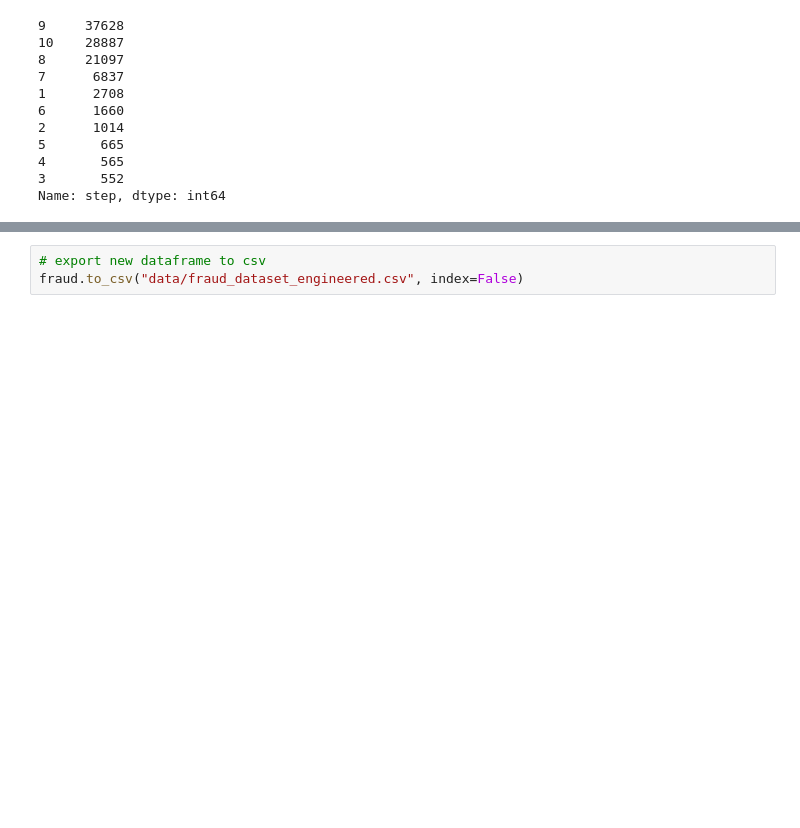
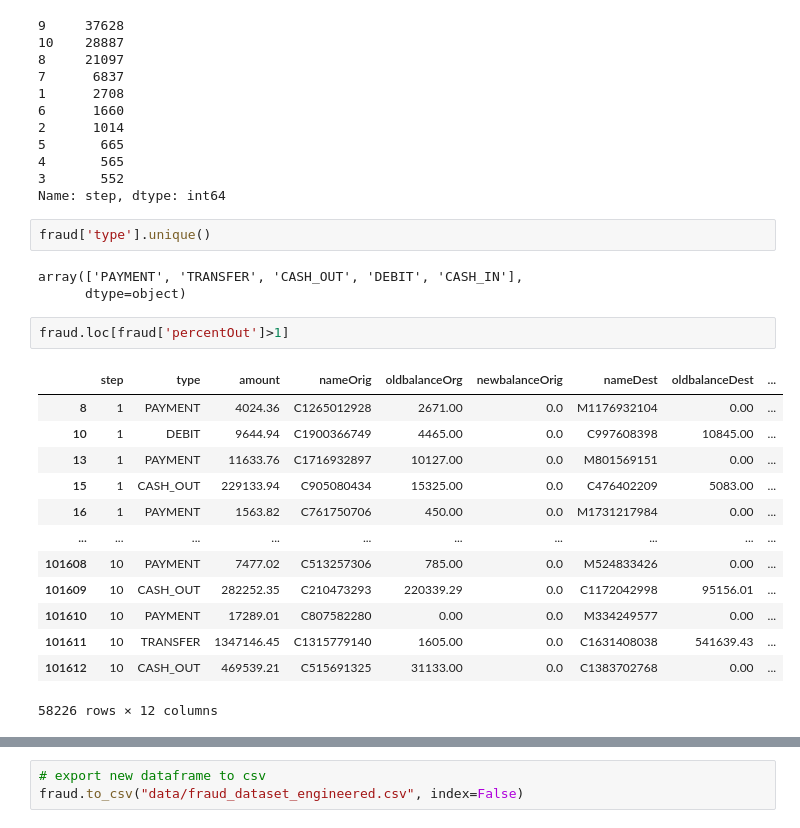
Before and after one commit to Sammybams/Payment-Fraud-Detection-Azure-AutoML, a Jupyter notebook: experimentation/Online-Payment-Fraud.ipynb, the cells around one changed output, grey strips where cells are left out. Cells and saved outputs as stored; diff of their text form; blank space fills up the shorter version.

```diff
--- a/experimentation/Online-Payment-Fraud.ipynb
+++ b/experimentation/Online-Payment-Fraud.ipynb
@@ -58,3 +57,24 @@ fraud['step'].value_counts()
 4       565
 3       552
 Name: step, dtype: int64
+# %%
+fraud['type'].unique()
+# %% [output]
+array(['PAYMENT', 'TRANSFER', 'CASH_OUT', 'DEBIT', 'CASH_IN'],
+      dtype=object)
+# %%
+fraud.loc[fraud['percentOut']>1]
+# %% [output]
+|  | step | type | amount | nameOrig | oldbalanceOrg | newbalanceOrig | nameDest | oldbalanceDest | ... |
+| 8 | 1 | PAYMENT | 4024.36 | C1265012928 | 2671.00 | 0.0 | M1176932104 | 0.00 | ... |
+| 10 | 1 | DEBIT | 9644.94 | C1900366749 | 4465.00 | 0.0 | C997608398 | 10845.00 | ... |
+| 13 | 1 | PAYMENT | 11633.76 | C1716932897 | 10127.00 | 0.0 | M801569151 | 0.00 | ... |
+| 15 | 1 | CASH_OUT | 229133.94 | C905080434 | 15325.00 | 0.0 | C476402209 | 5083.00 | ... |
+| 16 | 1 | PAYMENT | 1563.82 | C761750706 | 450.00 | 0.0 | M1731217984 | 0.00 | ... |
+| ... | ... | ... | ... | ... | ... | ... | ... | ... | ... |
+| 101608 | 10 | PAYMENT | 7477.02 | C513257306 | 785.00 | 0.0 | M524833426 | 0.00 | ... |
+| 101609 | 10 | CASH_OUT | 282252.35 | C210473293 | 220339.29 | 0.0 | C1172042998 | 95156.01 | ... |
+| 101610 | 10 | PAYMENT | 17289.01 | C807582280 | 0.00 | 0.0 | M334249577 | 0.00 | ... |
+| 101611 | 10 | TRANSFER | 1347146.45 | C1315779140 | 1605.00 | 0.0 | C1631408038 | 541639.43 | ... |
+| 101612 | 10 | CASH_OUT | 469539.21 | C515691325 | 31133.00 | 0.0 | C1383702768 | 0.00 | ... |
+58226 rows × 12 columns
```
Also changed, not shown: parts of 11 cells of this notebook, 1 other file.
